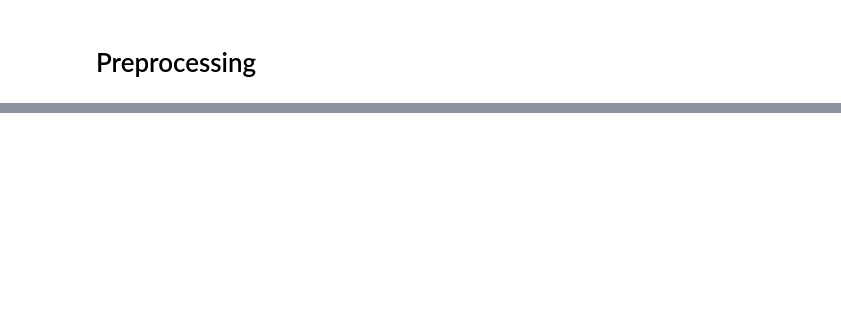
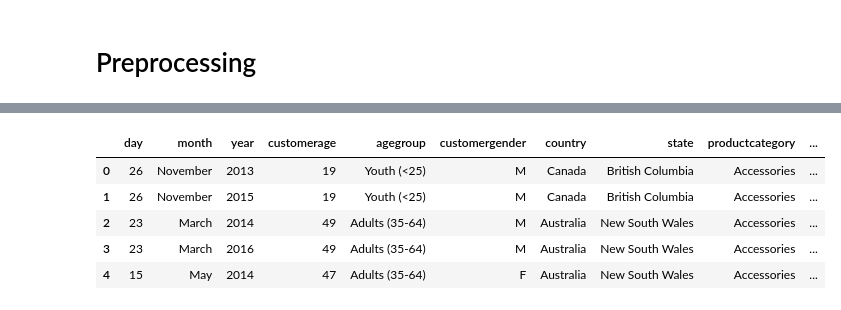
Before and after one commit to Bizniz-Corp/Pretrained-Prediksi-Profit-Model, a Jupyter notebook: Model/prediksiProfit.ipynb, the cells around one changed output, grey strips where cells are left out. Saved outputs shown, nothing was run; the diff lists cells and outputs as text; code cells hidden in the pictures; blank space fills up the shorter version.

```diff
--- a/Model/prediksiProfit.ipynb
+++ b/Model/prediksiProfit.ipynb
@@ -67,0 +121,28 @@ for file in onlyfiles:
+# %%
+def standardize_date_columns(df):
+    date_columns = [col for col in df.columns if 'date' in col]
+
+    if not date_columns:
+        raise ValueError("Dataset tidak memiliki kolom yang mengandung kata 'date'.")
+
+    standardized_dates = []
+
+    for col in date_columns:
+        try:
+            df[col] = pd.to_datetime(df[col], errors='coerce')
+        except Exception:
+            continue
+
+        # Hapus waktu dan ubah format ke dd/mm/yyyy
+        standardized_dates.append(df[col].dt.strftime('%d/%m/%Y'))
+
+    df.drop(columns=date_columns, inplace=True)
+
+    df['date'] = pd.concat(standardized_dates, axis=1).bfill(axis=1).iloc[:, 0]
+    df['date'] = pd.to_datetime(df['date'])
+    df['date'] = df['date'].dt.strftime('%d/%m/%Y')
+
+
+
+
+    return df
@@ -89,0 +196,13 @@ listDataPretrainedModel[3]
+# %%
+listTest[0] = standardize_date_columns(listTest[0])
+# %%
+listTest[1] = standardize_date_columns(listTest[1])
+# %%
+listTest[1].head()
+# %% [output]
+|  | day | month | year | customerage | agegroup | customergender | country | state | productcategory | ... |
+| 0 | 26 | November | 2013 | 19 | Youth (<25) | M | Canada | British Columbia | Accessories | ... |
+| 1 | 26 | November | 2015 | 19 | Youth (<25) | M | Canada | British Columbia | Accessories | ... |
+| 2 | 23 | March | 2014 | 49 | Adults (35-64) | M | Australia | New South Wales | Accessories | ... |
+| 3 | 23 | March | 2016 | 49 | Adults (35-64) | M | Australia | New South Wales | Accessories | ... |
+| 4 | 15 | May | 2014 | 47 | Adults (35-64) | F | Australia | New South Wales | Accessories | ... |
```
Also changed, not shown: parts of 16 cells of this notebook.
